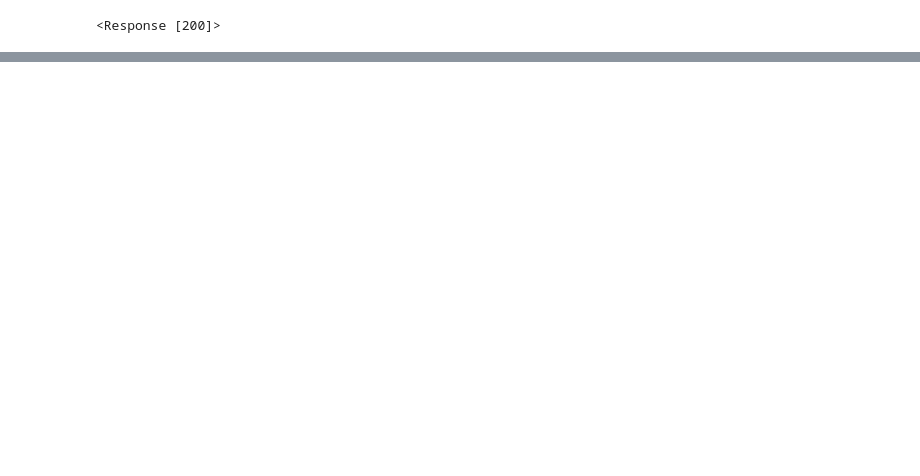
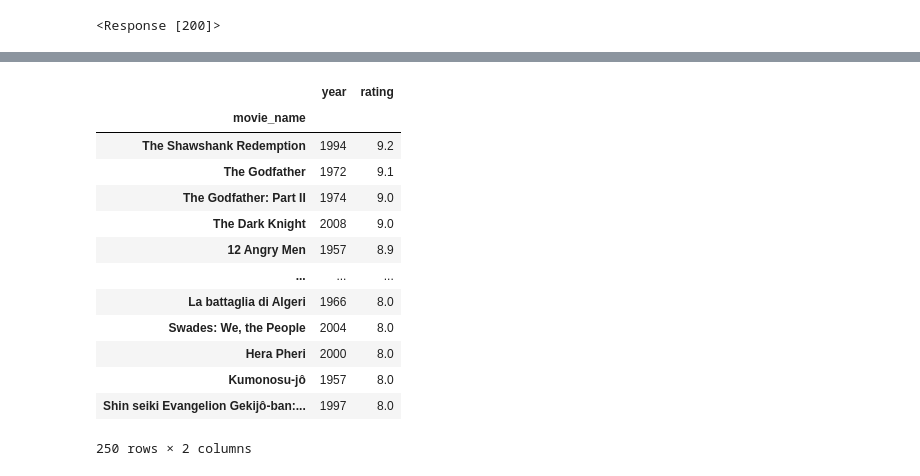
Before and after one commit to jialongshi1994/ETL-movie_rating-project, a Jupyter notebook: IMDB.ipynb, the cells around one changed output, grey strips where cells are left out. Saved outputs shown, nothing was run; the diff lists cells and outputs as text; code cells hidden in the pictures; blank space fills up the shorter version.

```diff
--- a/IMDB.ipynb
+++ b/IMDB.ipynb
@@ -62,0 +52,23 @@ main_fun()
+# %%
+thedf = pd.DataFrame(movie_list)
+# %%
+imdb_df = thedf.rename(columns={0:"movie_name", 1:"year", 2:"rating"})
+# %%
+imdb_df.set_index('movie_name', inplace=True)
+# %%
+imdb_df
+# %% [output]
+|  | year | rating |
+| movie_name |  |  |
+| The Shawshank Redemption | 1994 | 9.2 |
+| The Godfather | 1972 | 9.1 |
+| The Godfather: Part II | 1974 | 9.0 |
+| The Dark Knight | 2008 | 9.0 |
+| 12 Angry Men | 1957 | 8.9 |
+| ... | ... | ... |
+| La battaglia di Algeri | 1966 | 8.0 |
+| Swades: We, the People | 2004 | 8.0 |
+| Hera Pheri | 2000 | 8.0 |
+| Kumonosu-jô | 1957 | 8.0 |
+| Shin seiki Evangelion Gekijô-ban:... | 1997 | 8.0 |
+250 rows × 2 columns
```
Also changed, not shown: parts of 6 cells of this notebook, 6 other files.
